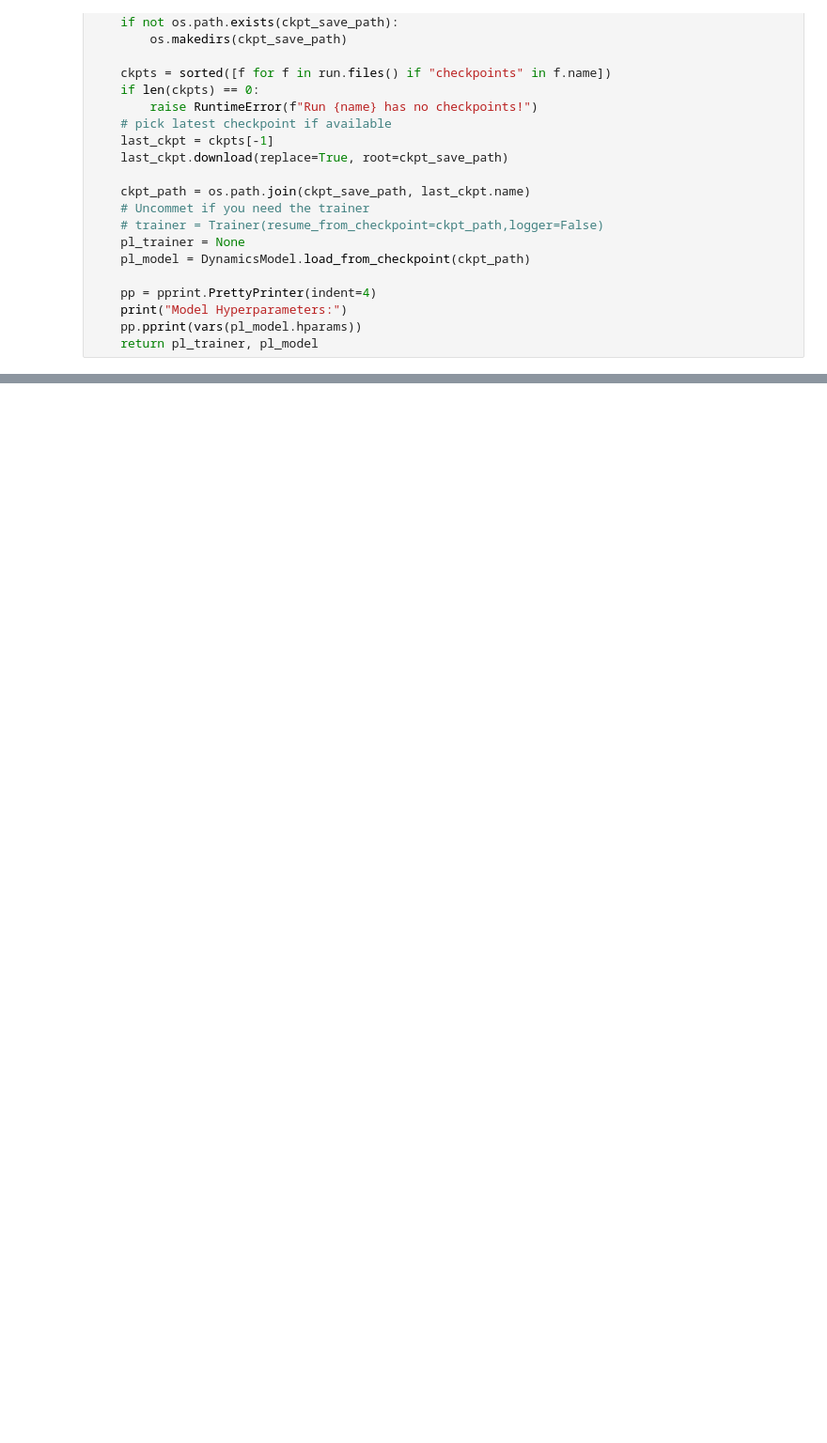
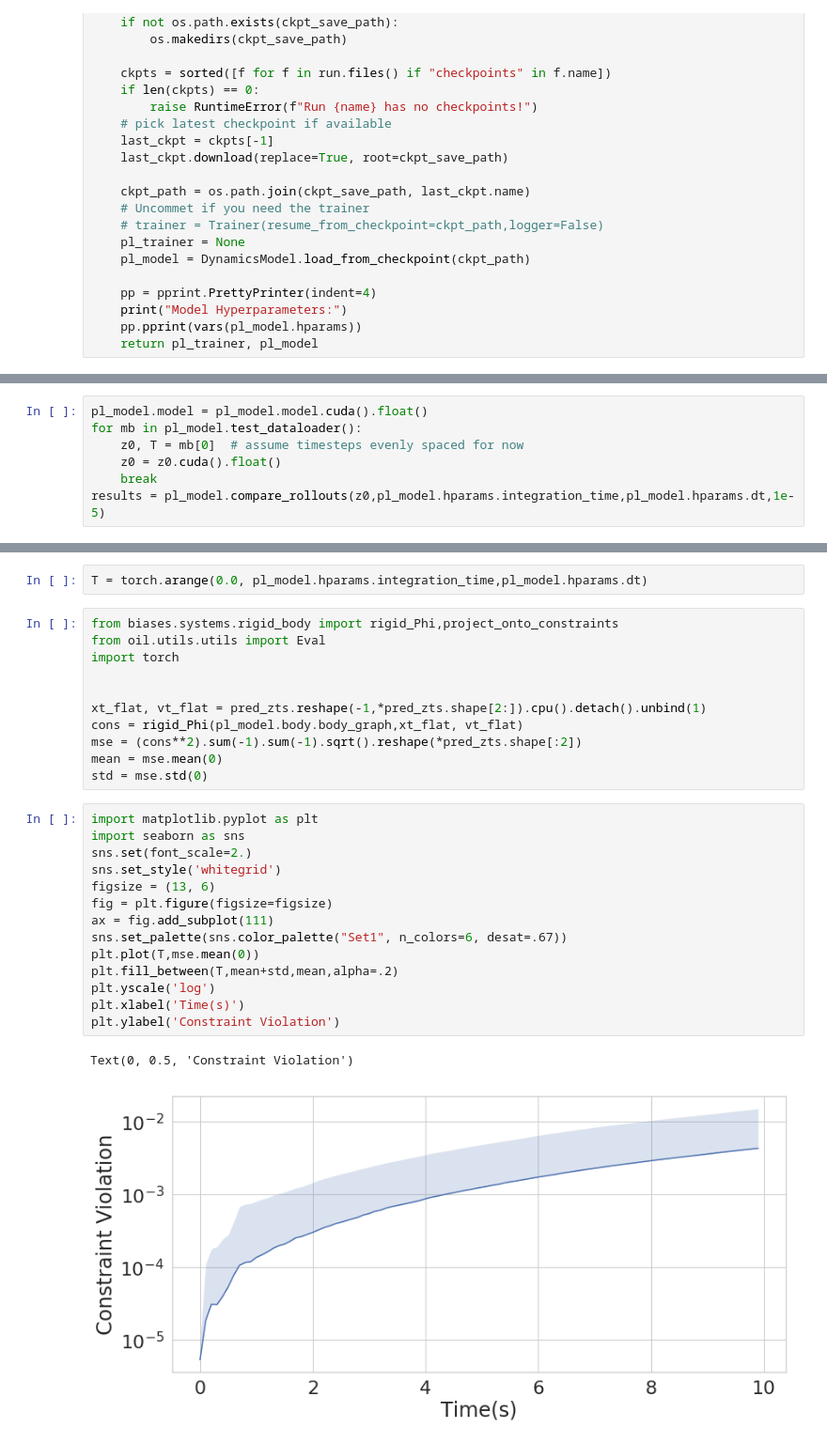
Before and after one commit to mfinzi/constrained-hamiltonian-neural-networks, a Jupyter notebook: pull-wandb.ipynb, the cells around one changed output, grey strips where cells are left out. Shown at 94% size. Drawn from its saved outputs; the diff is of its cells as text; blank space fills up the shorter version.

```diff
--- a/pull-wandb.ipynb
+++ b/pull-wandb.ipynb
@@ -92,0 +98,7 @@ Model Hyperparameters:
+# %%
+pl_model.model = pl_model.model.cuda().float()
+for mb in pl_model.test_dataloader():
+    z0, T = mb[0]  # assume timesteps evenly spaced for now
+    z0 = z0.cuda().float()
+    break
+results = pl_model.compare_rollouts(z0,pl_model.hparams.integration_time,pl_model.hparams.dt,1e-5)
@@ -92,0 +134,30 @@ Model Hyperparameters:
+# %%
+T = torch.arange(0.0, pl_model.hparams.integration_time,pl_model.hparams.dt)
+# %%
+from biases.systems.rigid_body import rigid_Phi,project_onto_constraints
+from oil.utils.utils import Eval
+import torch
+
+
+xt_flat, vt_flat = pred_zts.reshape(-1,*pred_zts.shape[2:]).cpu().detach().unbind(1)
+cons = rigid_Phi(pl_model.body.body_graph,xt_flat, vt_flat)
+mse = (cons**2).sum(-1).sum(-1).sqrt().reshape(*pred_zts.shape[:2])
+mean = mse.mean(0)
+std = mse.std(0)
+# %%
+import matplotlib.pyplot as plt
+import seaborn as sns
+sns.set(font_scale=2.)
+sns.set_style('whitegrid')
+figsize = (13, 6)
+fig = plt.figure(figsize=figsize)
+ax = fig.add_subplot(111)
+sns.set_palette(sns.color_palette("Set1", n_colors=6, desat=.67))
+plt.plot(T,mse.mean(0))
+plt.fill_between(T,mean+std,mean,alpha=.2)
+plt.yscale('log')
+plt.xlabel('Time(s)')
+plt.ylabel('Constraint Violation')
+# %% [output]
+Text(0, 0.5, 'Constraint Violation')
+[figure, added]
```
Also changed, not shown: parts of 6 cells of this notebook, 4 other files.
